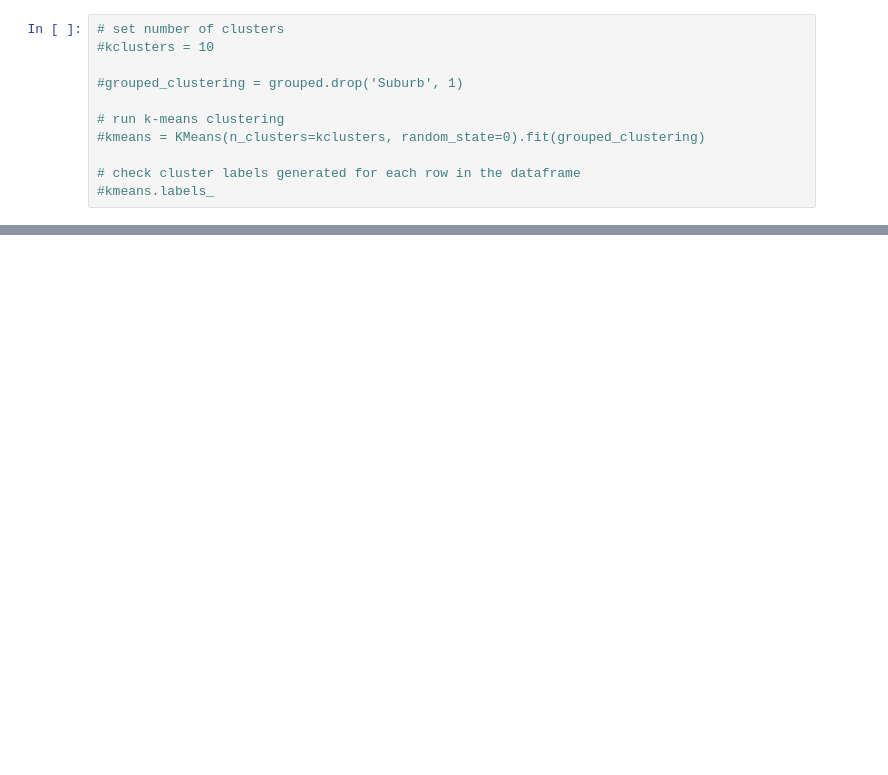
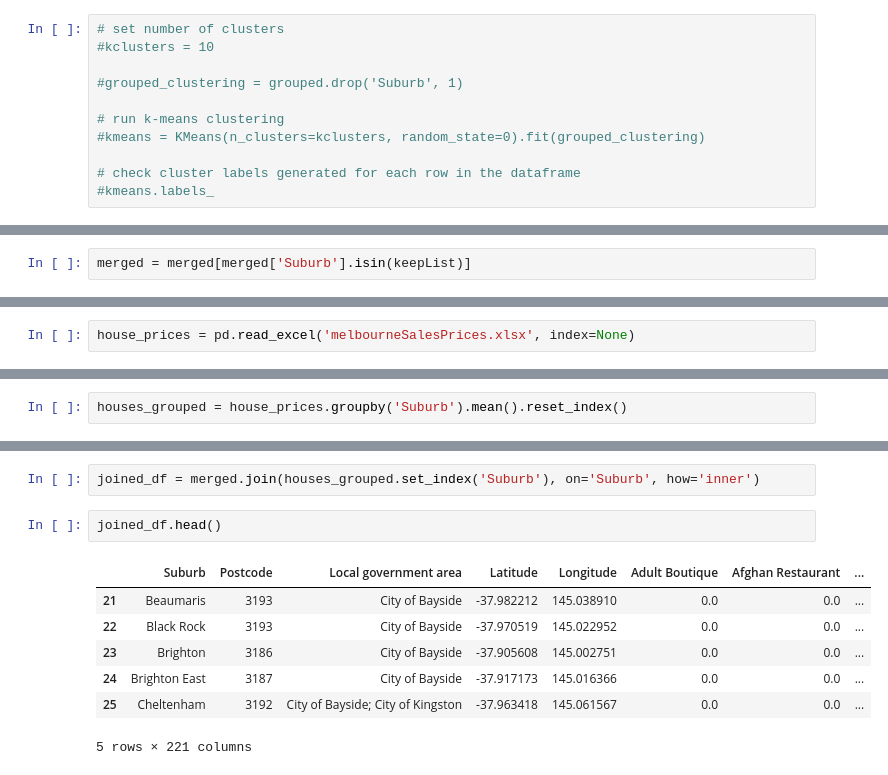
Before and after one commit to mattburtnz07/IBM-Capstone-Data-Science-Certificate, a Jupyter notebook: Final Project Matt.ipynb, the cells around one changed output, grey strips where cells are left out. Cells and saved outputs as stored; diff of their text form; blank space fills up the shorter version.

```diff
--- a/Final Project Matt.ipynb
+++ b/Final Project Matt.ipynb
@@ -367,0 +308,2 @@ array(['Middle Eastern Restaurant', 'Portuguese Restaurant',
+# %%
+merged = merged[merged['Suburb'].isin(keepList)]
@@ -367,0 +318,2 @@ array(['Middle Eastern Restaurant', 'Portuguese Restaurant',
+# %%
+house_prices = pd.read_excel('melbourneSalesPrices.xlsx', index=None)
@@ -367,0 +324,2 @@ array(['Middle Eastern Restaurant', 'Portuguese Restaurant',
+# %%
+houses_grouped = house_prices.groupby('Suburb').mean().reset_index()
@@ -367,0 +335,12 @@ array(['Middle Eastern Restaurant', 'Portuguese Restaurant',
+# %%
+joined_df = merged.join(houses_grouped.set_index('Suburb'), on='Suburb', how='inner')
+# %%
+joined_df.head()
+# %% [output]
+|  | Suburb | Postcode | Local government area | Latitude | Longitude | Adult Boutique | Afghan Restaurant | ... |
+| 21 | Beaumaris | 3193 | City of Bayside | -37.982212 | 145.038910 | 0.0 | 0.0 | ... |
+| 22 | Black Rock | 3193 | City of Bayside | -37.970519 | 145.022952 | 0.0 | 0.0 | ... |
+| 23 | Brighton | 3186 | City of Bayside | -37.905608 | 145.002751 | 0.0 | 0.0 | ... |
+| 24 | Brighton East | 3187 | City of Bayside | -37.917173 | 145.016366 | 0.0 | 0.0 | ... |
+| 25 | Cheltenham | 3192 | City of Bayside; City of Kingston | -37.963418 | 145.061567 | 0.0 | 0.0 | ... |
+5 rows × 221 columns
```
Also changed, not shown: parts of 44 cells of this notebook, 6 other files.
